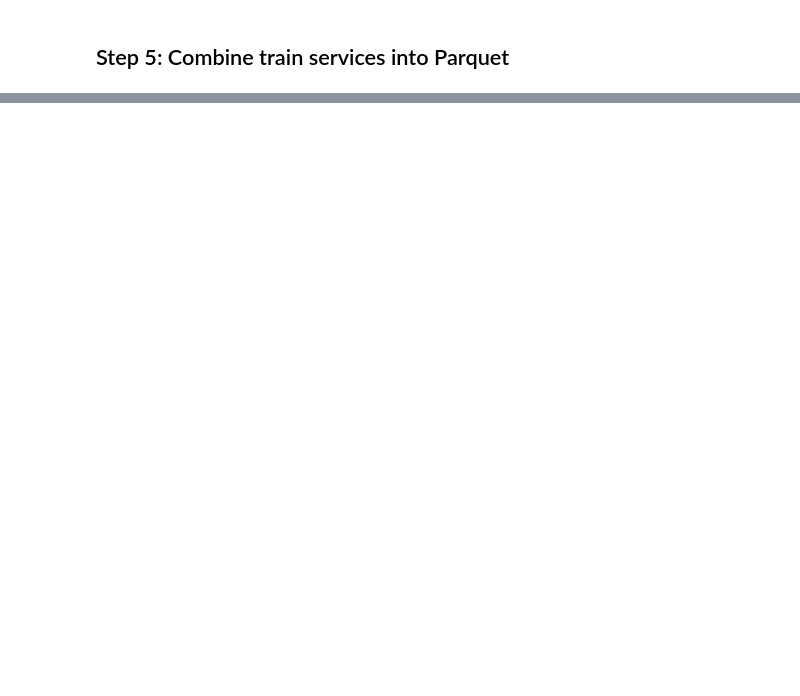
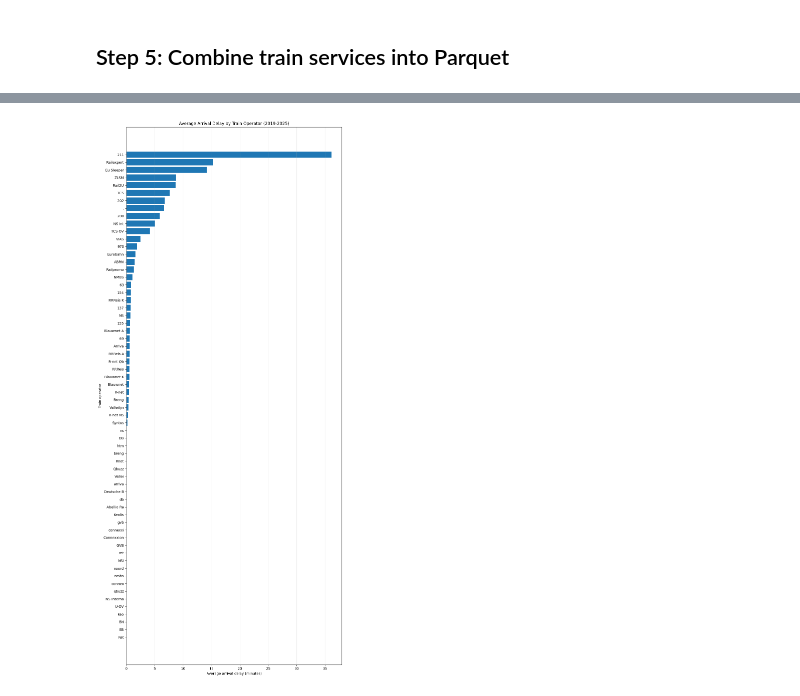
Before and after one commit to VictorRadelytskyi/MLOps_course_AGH, a Jupyter notebook: lab02/homework.ipynb, the cells around one changed output, grey strips where cells are left out. Cells and saved outputs as stored; diff of their text form; code cells hidden in the pictures; blank space fills up the shorter version.

```diff
--- a/lab02/homework.ipynb
+++ b/lab02/homework.ipynb
@@ -191,0 +399,25 @@ print(f"Parquet size: {services_parquet.stat().st_size / (1024 ** 2):,.1f} MiB")
+# %%
+# 7. Compare average arrival delay by train operator.
+import matplotlib.pyplot as plt
+
+average_delay_by_company = db.sql("""
+    SELECT "Service:Company" AS operator,
+           AVG("Stop:Arrival delay") AS average_arrival_delay_minutes
+    FROM services
+    WHERE "Stop:Arrival delay" IS NOT NULL
+      AND "Service:Company" IS NOT NULL
+    GROUP BY "Service:Company"
+    ORDER BY average_arrival_delay_minutes
+""").df()
+
+fig, ax = plt.subplots(figsize=(10, max(5, len(average_delay_by_company) * 0.35)))
+ax.barh(average_delay_by_company["operator"],
+        average_delay_by_company["average_arrival_delay_minutes"])
+ax.set_title("Average Arrival Delay by Train Operator (2019-2025)")
+ax.set_xlabel("Average arrival delay (minutes)")
+ax.set_ylabel("Train operator")
+ax.grid(axis="x", alpha=0.3)
+fig.tight_layout()
+plt.show()
+# %% [output]
+[figure, added]
```
Also changed, not shown: parts of 9 cells of this notebook.
